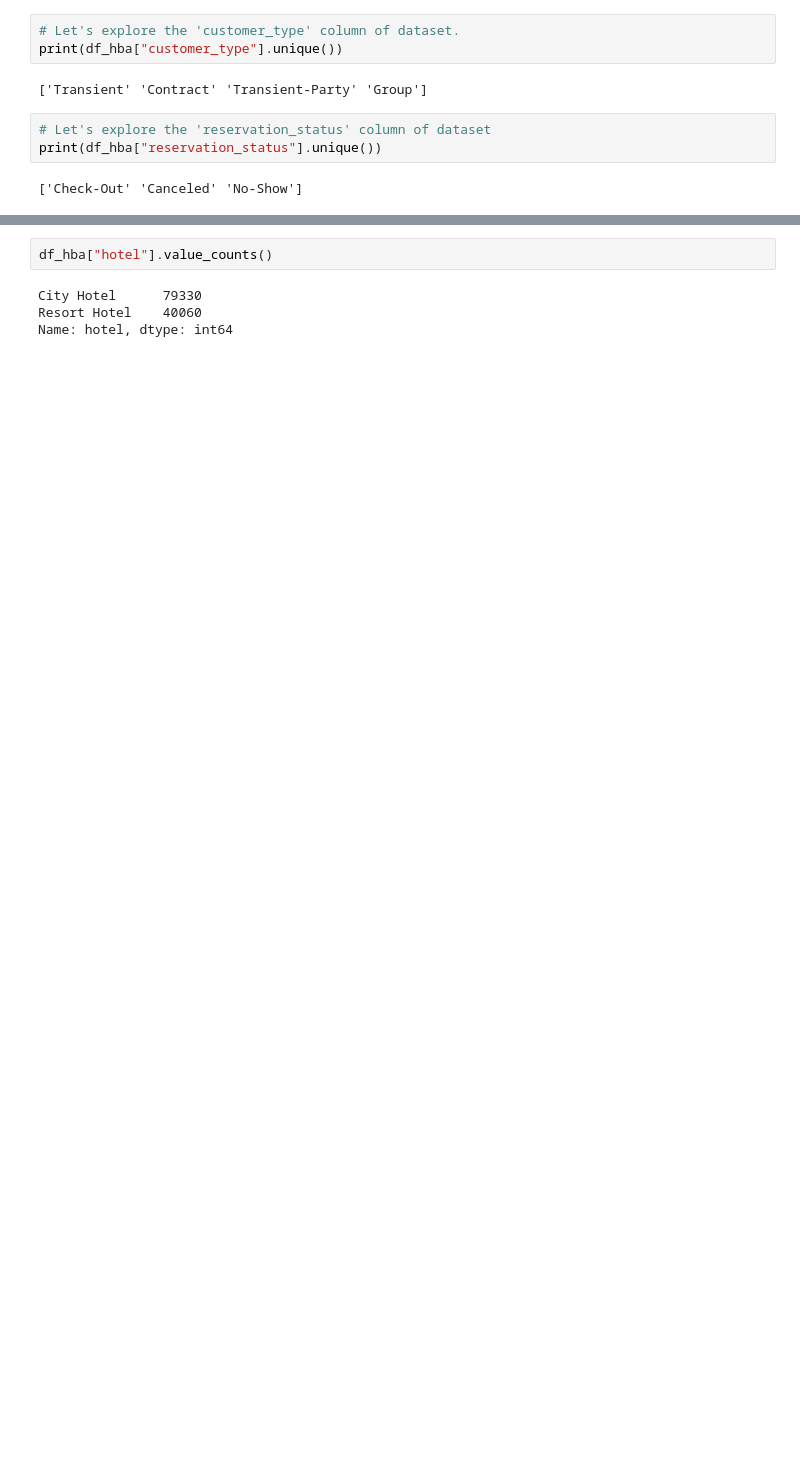
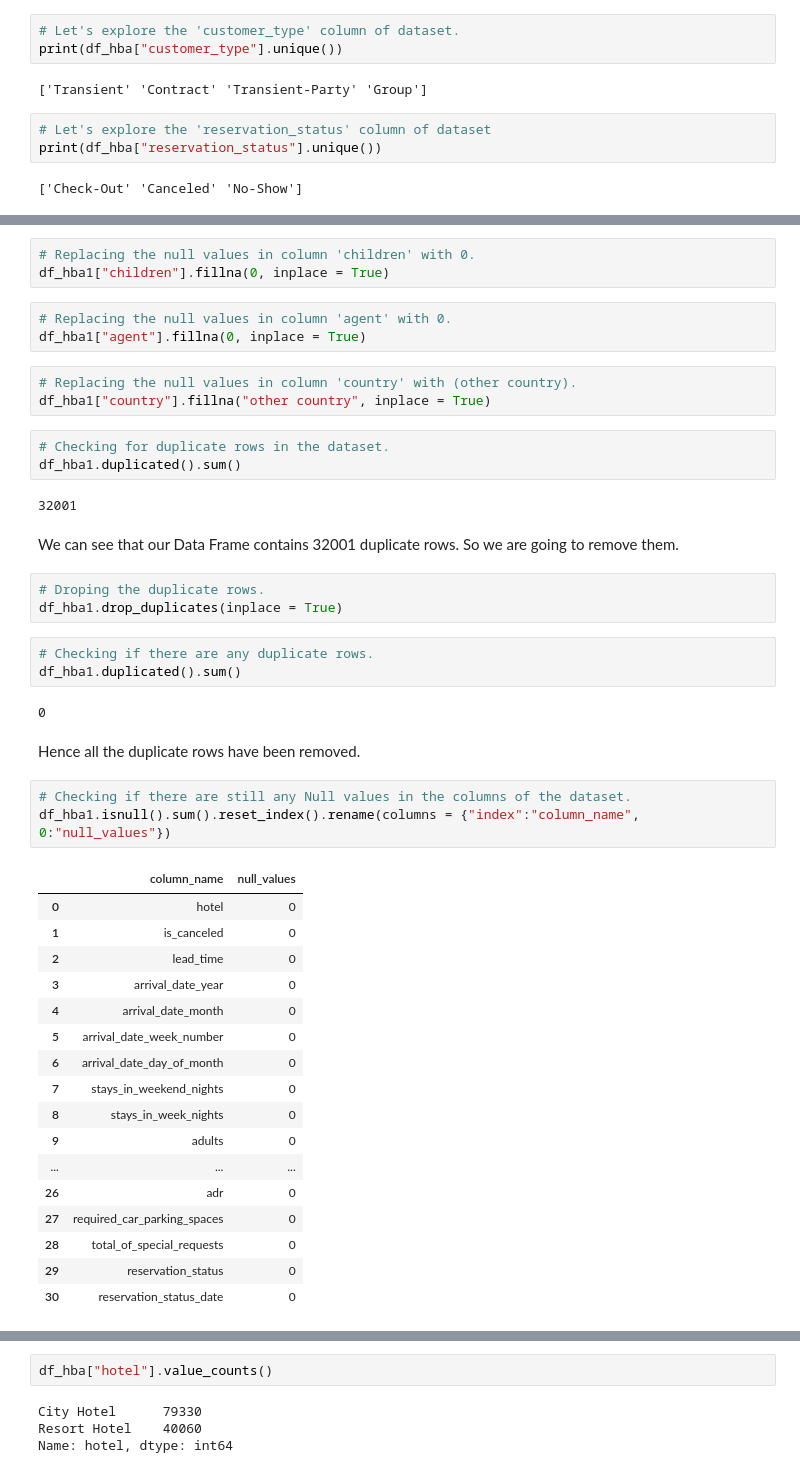
Before and after one commit to SinghUjjwal9/Hotel-Booking-Analysis-EDA, a Jupyter notebook: HotelBookingAnalysisEDA(Ujjwal_Ajit_Singh,_Cohort_Hudson).ipynb, the cells around one changed output, grey strips where cells are left out. Cells and saved outputs as stored; diff of their text form; blank space fills up the shorter version.

```diff
--- a/HotelBookingAnalysisEDA(Ujjwal_Ajit_Singh,_Cohort_Hudson).ipynb
+++ b/HotelBookingAnalysisEDA(Ujjwal_Ajit_Singh,_Cohort_Hudson).ipynb
@@ -230,0 +299,47 @@ df_hba.isnull().sum().reset_index().rename(columns={0:"Null Value","index":"colu
+# %%
+# Replacing the null values in column 'children' with 0.
+df_hba1["children"].fillna(0, inplace = True)
+# %%
+# Replacing the null values in column 'agent' with 0.
+df_hba1["agent"].fillna(0, inplace = True)
+# %%
+# Replacing the null values in column 'country' with (other country).
+df_hba1["country"].fillna("other country", inplace = True)
+# %%
+# Checking for duplicate rows in the dataset.
+df_hba1.duplicated().sum()
+# %% [output]
+32001
+# %% [markdown]
+We can see that our Data Frame contains 32001 duplicate rows. So we are going to remove them.
+# %%
+# Droping the duplicate rows.
+df_hba1.drop_duplicates(inplace = True)
+# %%
+# Checking if there are any duplicate rows.
+df_hba1.duplicated().sum()
+# %% [output]
+0
+# %% [markdown]
+Hence all the duplicate rows have been removed.
+# %%
+# Checking if there are still any Null values in the columns of the dataset.
+df_hba1.isnull().sum().reset_index().rename(columns = {"index":"column_name", 0:"null_values"})
+# %% [output]
+|  | column_name | null_values |
+| 0 | hotel | 0 |
+| 1 | is_canceled | 0 |
+| 2 | lead_time | 0 |
+| 3 | arrival_date_year | 0 |
+| 4 | arrival_date_month | 0 |
+| 5 | arrival_date_week_number | 0 |
+| 6 | arrival_date_day_of_month | 0 |
+| 7 | stays_in_weekend_nights | 0 |
+| 8 | stays_in_week_nights | 0 |
+| 9 | adults | 0 |
+| ... | ... | ... |
+| 26 | adr | 0 |
+| 27 | required_car_parking_spaces | 0 |
+| 28 | total_of_special_requests | 0 |
+| 29 | reservation_status | 0 |
+| 30 | reservation_status_date | 0 |
```
Also changed, not shown: parts of 54 cells of this notebook.
